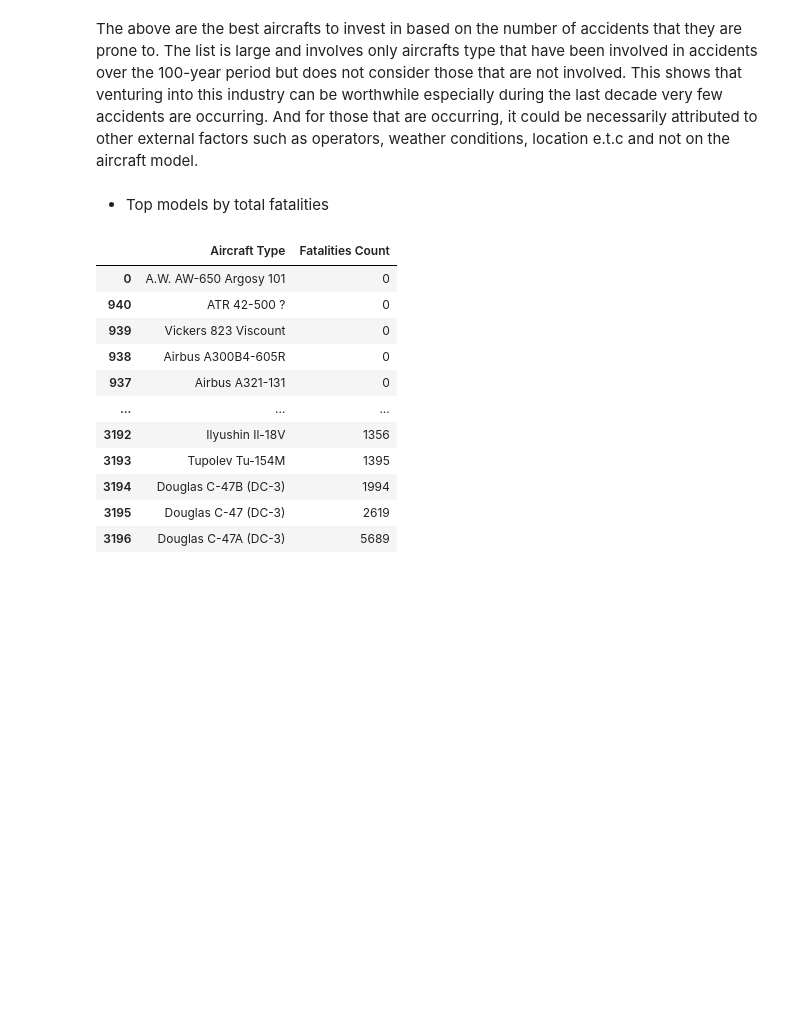
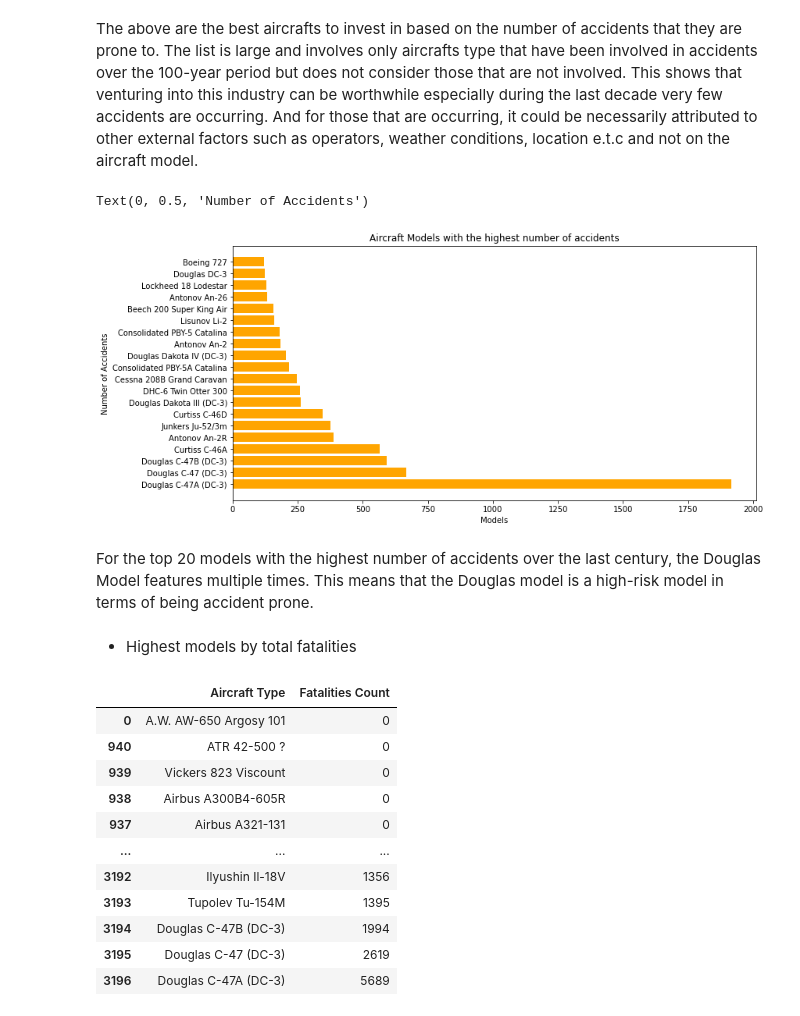
Before and after one commit to BG254/Aviation_Accident_Analysis, a Jupyter notebook: index.ipynb, the cells around one changed output. Saved outputs shown, nothing was run; the diff lists cells and outputs as text; code cells hidden in the pictures; blank space fills up the shorter version.

Commit message:
Added Images

```diff
--- a/index.ipynb
+++ b/index.ipynb
@@ -526,8 +526,23 @@ top_aircraft_models_df
 3197 rows × 2 columns
 # %% [markdown]
 The above are the best aircrafts to invest in based on the number of accidents that they are prone to. The list is large and involves only aircrafts type that have been involved in accidents over the 100-year period but does not consider those that are not involved. This shows that venturing into this industry can be worthwhile especially during the last decade very few accidents are occurring. And for those that are occurring, it could be necessarily attributed to other external factors such as operators, weather conditions, location e.t.c and not on the aircraft model.
+# %%
+top_20 = top_aircraft_models.head(20)
+
+# Bar chart for top 20 aircraft models by accident count
+# Plotting a bar graph
+plt.figure(figsize=(12,6)) # Setting the figure size
+plt.barh(top_20.index, top_20.values, color="orange")
+plt.title("Aircraft Models with the highest number of accidents", color="black")
+plt.xlabel("Models", color="black")
+plt.ylabel("Number of Accidents", color="black")
+# %% [output]
+Text(0, 0.5, 'Number of Accidents')
+[figure, added]
+# %% [markdown]
+For the top 20 models with the highest number of accidents over the last century, the Douglas Model features multiple times. This means that the Douglas model is a high-risk model in terms of being accident prone.
 # %% [markdown]
-* Top models by total fatalities
+* Highest models by total fatalities
 # %%
 # Identifying the top models by total fatalities
 top_models_fatalities = df_clean.groupby('Type')['Fatalities'].sum().sort_values(ascending=True)
```
Also changed, not shown: parts of 1 cell of this notebook, 3 other files.
